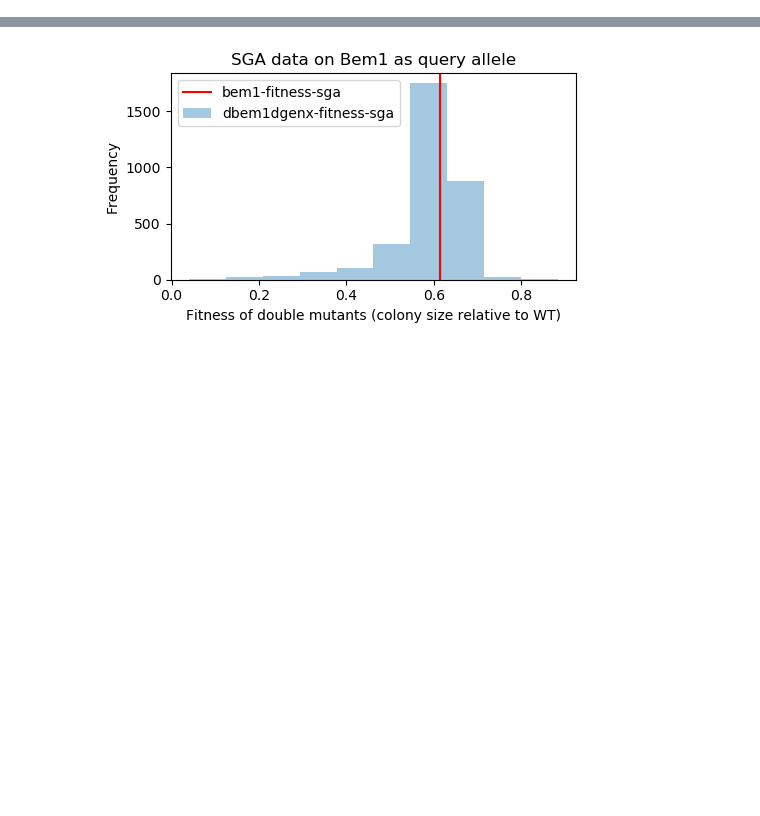
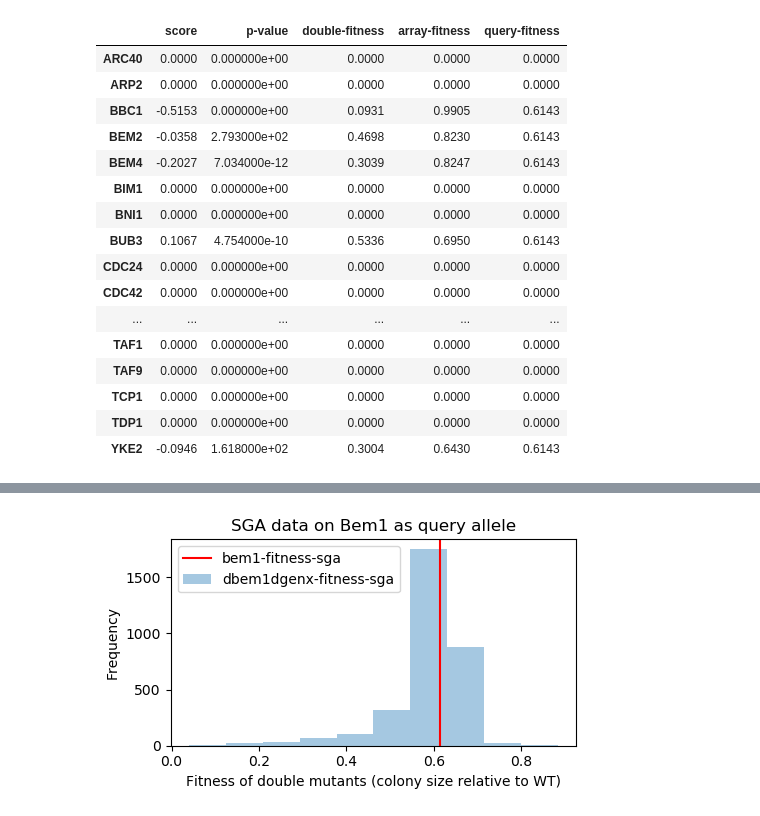
Before and after one commit to leilaicruz/machine-learning-for-yeast, a Jupyter notebook: interact2go.ipynb, the cells around one changed output, grey strips where cells are left out. Cells and saved outputs as stored; diff of their text form; code cells hidden in the pictures; blank space fills up the shorter version.

```diff
--- a/interact2go.ipynb
+++ b/interact2go.ipynb
@@ -35,3 +87,53 @@ data_int_score.columns=['query-orf','query-name','array-orf','array-name','score
 data_fitness_sga.columns=['query-strain','query-allele-name','array-strain','array-allele-name','array-type','score','p-value',
                            'query-fitness','array-fitness','double-fitness','double-fitness-std']
 annotated_essentials.columns=['Gene','Organism','Condition','Function']
+# %%
+## Relating the synthetic data from the retrieve and the fitness data of non essential genes to see their scores
+
+genes_synt_bem1=data_toy_pd[data_toy_pd['name']=='BEM1']['interactor'].tolist()
+genes_synt_bem1=np.unique(genes_synt_bem1)
+
+fit_bem1=data_fitness_sga[data_fitness_sga['query-allele-name']=='bem1']
+
+score_synt=defaultdict(dict)
+
+for i in np.arange(0,len(genes_synt_bem1)):
+
+    a=fit_bem1[fit_bem1['array-allele-name']==genes_synt_bem1[i].casefold()]
+    if len(a)==0:
+        score_synt['score'][genes_synt_bem1[i]]=0
+        score_synt['p-value'][genes_synt_bem1[i]]=0
+        score_synt['double-fitness'][genes_synt_bem1[i]]=0
+        score_synt['array-fitness'][genes_synt_bem1[i]]=0
+        score_synt['query-fitness'][genes_synt_bem1[i]]=0
+    else:
+        score_synt['score'][genes_synt_bem1[i]]=a.iloc[0,5]
+        score_synt['p-value'][genes_synt_bem1[i]]=a.iloc[0,6]
+        score_synt['double-fitness'][genes_synt_bem1[i]]=a.iloc[0,9]
+        score_synt['array-fitness'][genes_synt_bem1[i]]=a.iloc[0,8]
+        score_synt['query-fitness'][genes_synt_bem1[i]]=a.iloc[0,7]
+
+
+
+score_synt_pd=pd.DataFrame(score_synt)
+score_synt_pd.loc['HSP82','array-fitness']=0
+score_synt_pd.loc['SMY1','array-fitness']=0
+score_synt_pd
+# %% [output]
+|  | score | p-value | double-fitness | array-fitness | query-fitness |
+| ARC40 | 0.0000 | 0.000000e+00 | 0.0000 | 0.0000 | 0.0000 |
+| ARP2 | 0.0000 | 0.000000e+00 | 0.0000 | 0.0000 | 0.0000 |
+| BBC1 | -0.5153 | 0.000000e+00 | 0.0931 | 0.9905 | 0.6143 |
+| BEM2 | -0.0358 | 2.793000e+02 | 0.4698 | 0.8230 | 0.6143 |
+| BEM4 | -0.2027 | 7.034000e-12 | 0.3039 | 0.8247 | 0.6143 |
+| BIM1 | 0.0000 | 0.000000e+00 | 0.0000 | 0.0000 | 0.0000 |
+| BNI1 | 0.0000 | 0.000000e+00 | 0.0000 | 0.0000 | 0.0000 |
+| BUB3 | 0.1067 | 4.754000e-10 | 0.5336 | 0.6950 | 0.6143 |
+| CDC24 | 0.0000 | 0.000000e+00 | 0.0000 | 0.0000 | 0.0000 |
+| CDC42 | 0.0000 | 0.000000e+00 | 0.0000 | 0.0000 | 0.0000 |
+| ... | ... | ... | ... | ... | ... |
+| TAF1 | 0.0000 | 0.000000e+00 | 0.0000 | 0.0000 | 0.0000 |
+| TAF9 | 0.0000 | 0.000000e+00 | 0.0000 | 0.0000 | 0.0000 |
+| TCP1 | 0.0000 | 0.000000e+00 | 0.0000 | 0.0000 | 0.0000 |
+| TDP1 | 0.0000 | 0.000000e+00 | 0.0000 | 0.0000 | 0.0000 |
+| YKE2 | -0.0946 | 1.618000e+02 | 0.3004 | 0.6430 | 0.6143 |
```
Also changed, not shown: parts of 7 cells of this notebook, 9 other files.
